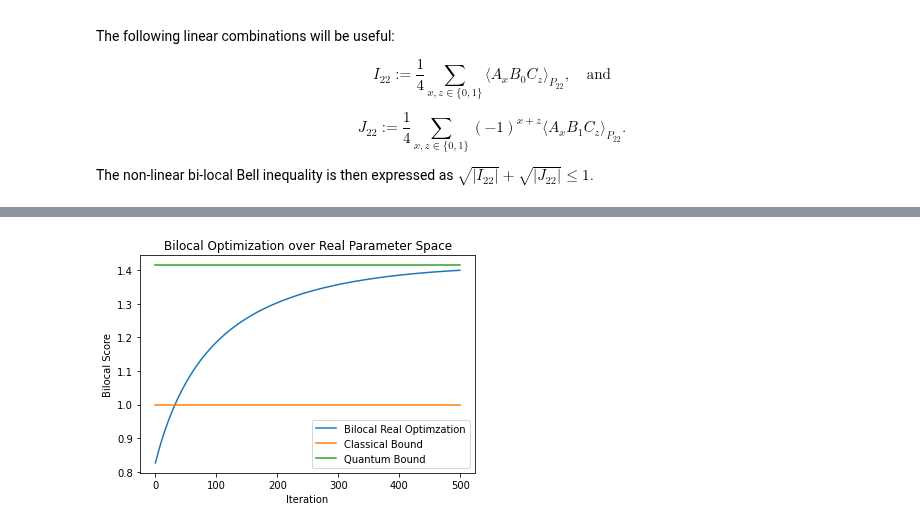
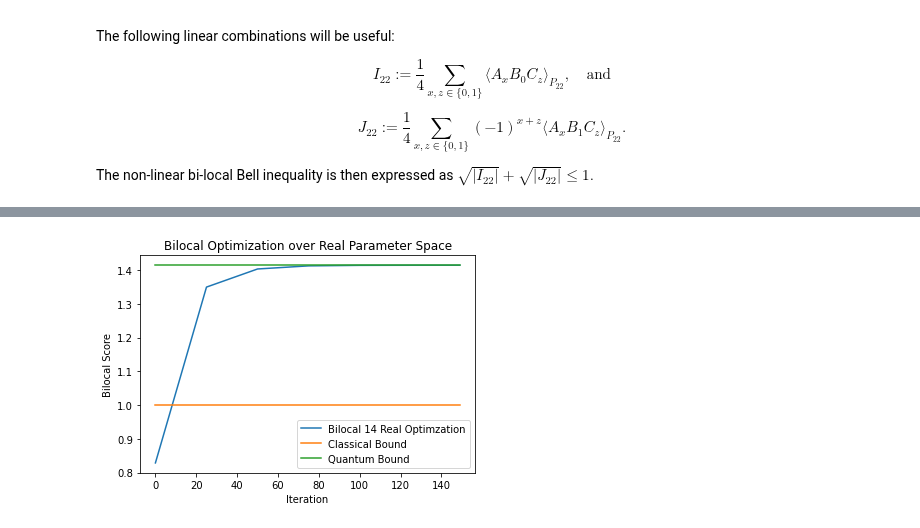
Before and after one commit to ChitambarLab/qNetVO, a Jupyter notebook: notebook/bilocal_network_optimization.ipynb, the cells around one changed output, grey strips where cells are left out. Saved outputs shown, nothing was run; the diff lists cells and outputs as text; code cells hidden in the pictures.

Commit message:
bilocal14 gradient descent optimization

```diff
--- a/notebook/bilocal_network_optimization.ipynb
+++ b/notebook/bilocal_network_optimization.ipynb
@@ -121,7 +121,7 @@ def bilocal22_settings():
         2*np.pi*np.random.random((2, 3)) - np.pi
     ]
 # %%
-def real_bilocal_measurement_cost(settings):
+def real_bilocal22_cost(settings):
     """
     Applies the bilocality inequality as a cost function with respect to the `real_bilocal_measurement_circuit()`.
     """
@@ -274,0 +239,7 @@ final settings :  [array([[2.2418295 ],
+# %%
+# initial settings
+settings = real_bilocal_measurement_settings()
+(final_score, final_settings, scores, samples, settings_history) = gradient_descent(real_bilocal22_cost, settings)
+
+print(final_score)
+print(final_settings)
@@ -275,12 +264,12 @@ final settings :  [array([[2.2418295 ],
 # %%
 # Plot the score of the Bell inequality
-plt.plot(range(500), real_scores , label = "Bilocal Real Optimzation")
-plt.plot(range(500), [1]*500, label = "Classical Bound")
-plt.plot(range(500), [2*np.sqrt(1/2)]*500, label = "Quantum Bound")
-plt.title("Bilocal Optimization over Real Parameter Space")
+plt.plot(samples, scores, label = r"Bilocal 14 Real Optimzation")
+plt.plot(samples, [1]*len(samples), label = "Classical Bound")
+plt.plot(samples, [2*np.sqrt(1/2)]*len(samples), label = "Quantum Bound")
+plt.title(r"Bilocal Optimization over Real Parameter Space")
 plt.xlabel("Iteration")
-plt.ylabel("Bilocal Score")
+plt.ylabel(r"Bilocal Score")
 plt.legend()
 plt.show()
 # %% [output]
-[figure, old version]
+[figure, new version]
```
Also changed, not shown: parts of 26 cells of this notebook.
